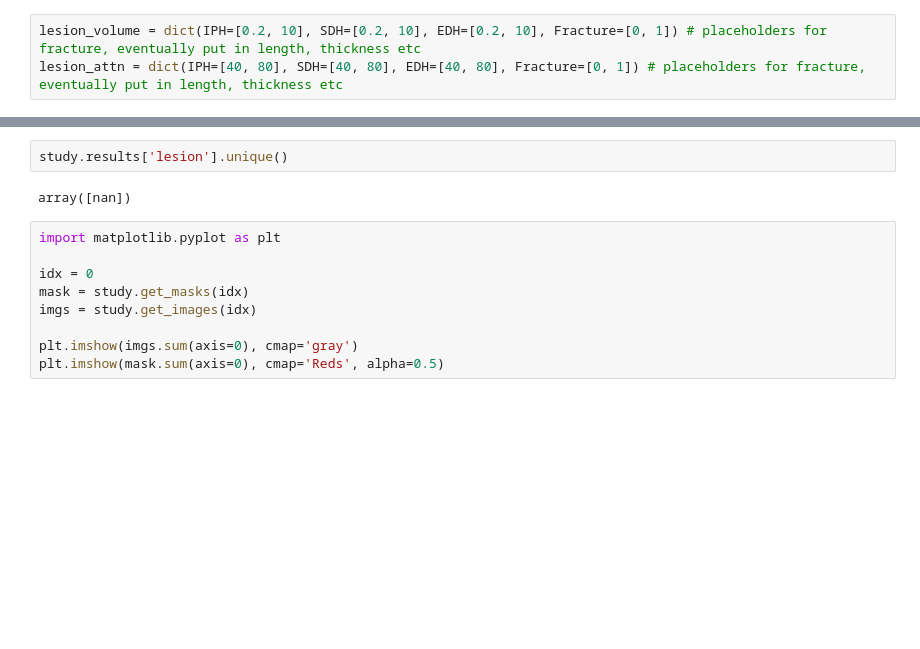
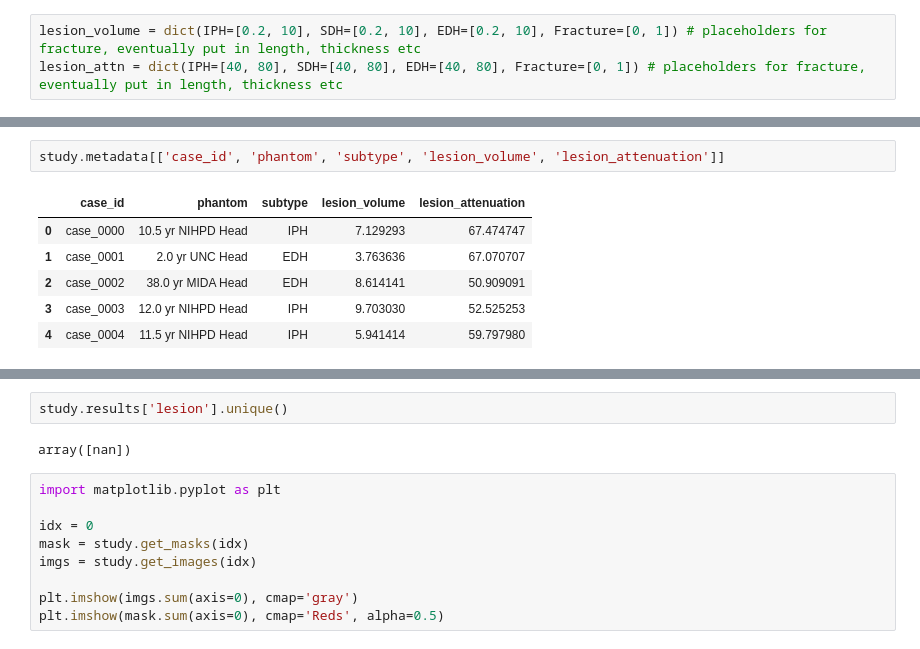
Before and after one commit to DIDSR/InSilicoICH, a Jupyter notebook: notebooks/03_studies.ipynb, the cells around one changed output, grey strips where cells are left out. Saved outputs shown, nothing was run; the diff lists cells and outputs as text; blank space fills up the shorter version.

```diff
--- a/notebooks/03_studies.ipynb
+++ b/notebooks/03_studies.ipynb
@@ -76,3 +92,12 @@ study.metadata
+# %%
+study.metadata[['case_id', 'phantom', 'subtype', 'lesion_volume', 'lesion_attenuation']]
+# %% [output]
+|  | case_id | phantom | subtype | lesion_volume | lesion_attenuation |
+| 0 | case_0000 | 10.5 yr NIHPD Head | IPH | 7.129293 | 67.474747 |
+| 1 | case_0001 | 2.0 yr UNC Head | EDH | 3.763636 | 67.070707 |
+| 2 | case_0002 | 38.0 yr MIDA Head | EDH | 8.614141 | 50.909091 |
+| 3 | case_0003 | 12.0 yr NIHPD Head | IPH | 9.703030 | 52.525253 |
+| 4 | case_0004 | 11.5 yr NIHPD Head | IPH | 5.941414 | 59.797980 |
 # %%
 study.metadata['case_seed']
 # %% [output]
```
Also changed, not shown: parts of 8 cells of this notebook, 4 other files.
